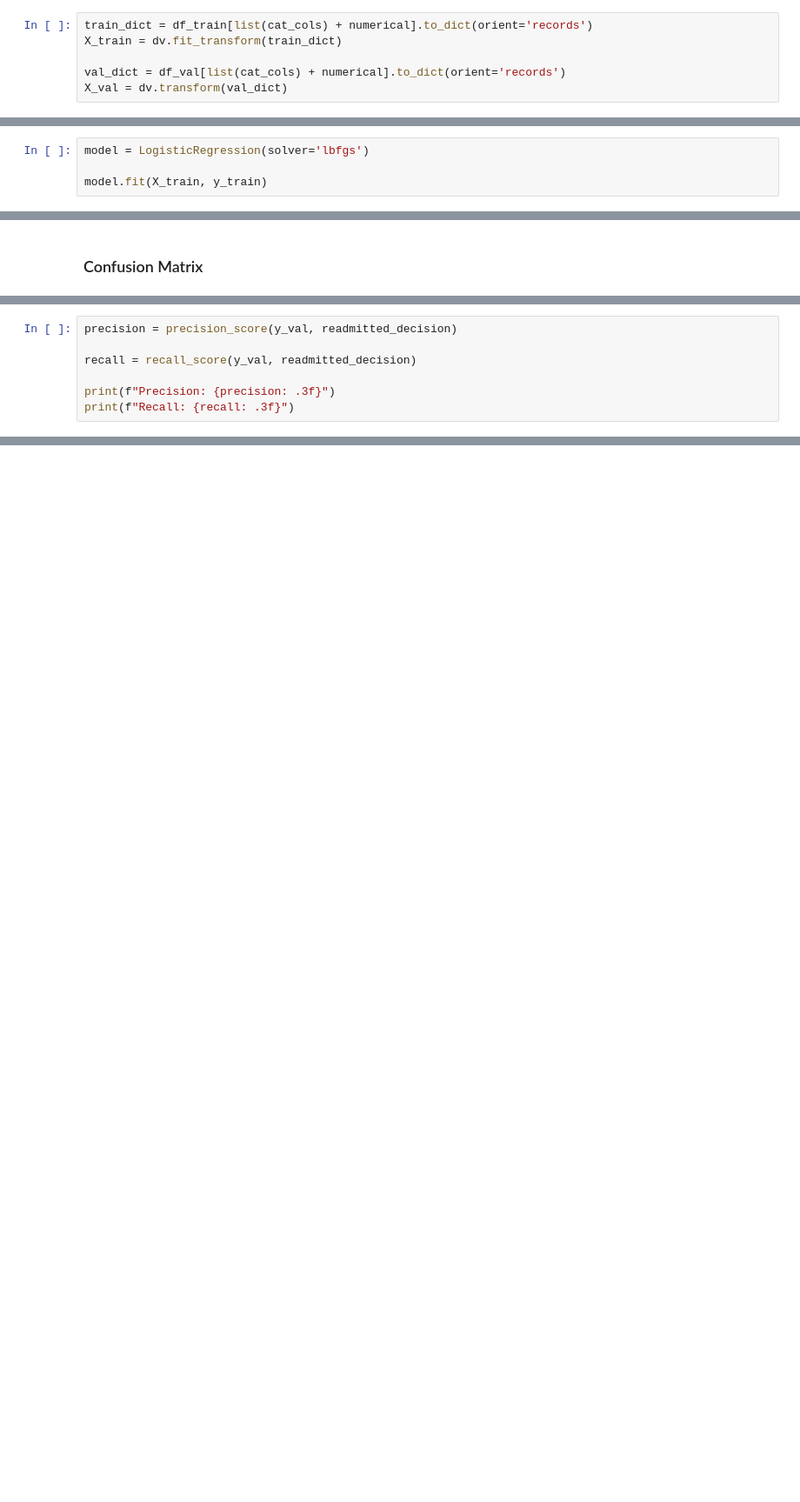
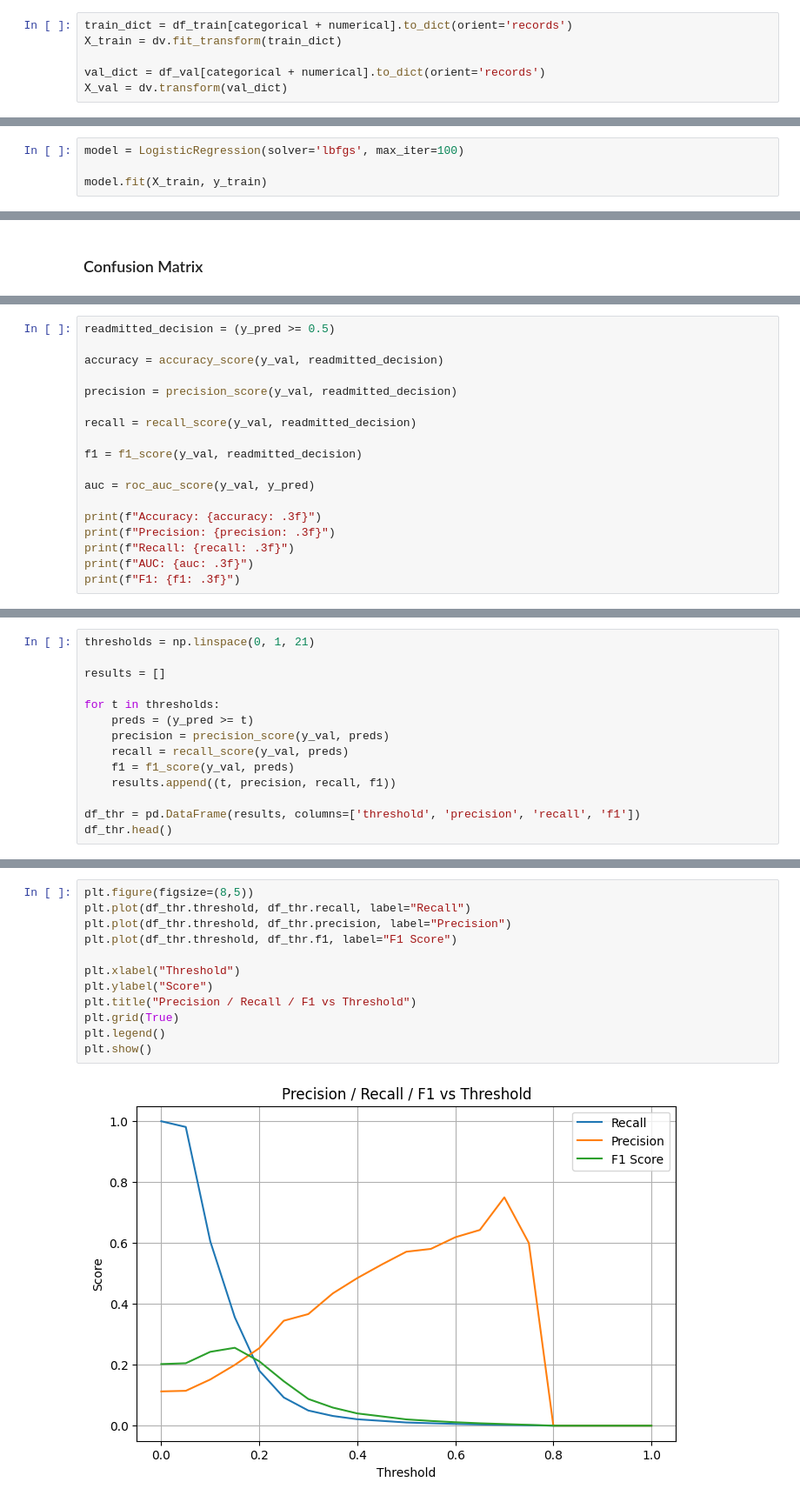
Before and after one commit to blessingoraz/hospital-readmission-prediction, a Jupyter notebook: notebooks/logistic_regression.ipynb, the cells around one changed output, grey strips where cells are left out. Shown: that part at 87% size. Saved outputs shown, nothing was run; the diff lists cells and outputs as text; blank space fills up the shorter version.

Commit message:
Threshold tunning and metric evaluation

```diff
--- a/notebooks/logistic_regression.ipynb
+++ b/notebooks/logistic_regression.ipynb
@@ -177,15 +163,15 @@ dtype: float64
 # %%
 dv = DictVectorizer(sparse=False)
 # %%
-train_dict = df_train[list(cat_cols) + numerical].to_dict(orient='records')
+train_dict = df_train[categorical + numerical].to_dict(orient='records')
 X_train = dv.fit_transform(train_dict)
 
-val_dict = df_val[list(cat_cols) + numerical].to_dict(orient='records')
+val_dict = df_val[categorical + numerical].to_dict(orient='records')
 X_val = dv.transform(val_dict)
 # %% [markdown]
 # Training Logistic Regression
 # %%
-model = LogisticRegression(solver='lbfgs')
+model = LogisticRegression(solver='lbfgs', max_iter=100)
 
 model.fit(X_train, y_train)
 # %% [output]
@@ -270,8 +225,19 @@ array([[18031,    31],
 # %%
+readmitted_decision = (y_pred >= 0.5)
+
+accuracy = accuracy_score(y_val, readmitted_decision)
+
 precision = precision_score(y_val, readmitted_decision)
 
 recall = recall_score(y_val, readmitted_decision)
 
+f1 = f1_score(y_val, readmitted_decision)
+
+auc = roc_auc_score(y_val, y_pred)
+
+print(f"Accuracy: {accuracy: .3f}")
 print(f"Precision: {precision: .3f}")
 print(f"Recall: {recall: .3f}")
+print(f"AUC: {auc: .3f}")
+print(f"F1: {f1: .3f}")
 # %% [output]
@@ -330,0 +299,14 @@ print(scores)
+# %%
+thresholds = np.linspace(0, 1, 21)
+
+results = []
+
+for t in thresholds:
+    preds = (y_pred >= t)
+    precision = precision_score(y_val, preds)
+    recall = recall_score(y_val, preds)
+    f1 = f1_score(y_val, preds)
+    results.append((t, precision, recall, f1))
+
+df_thr = pd.DataFrame(results, columns=['threshold', 'precision', 'recall', 'f1'])
+df_thr.head()
@@ -330,0 +320,14 @@ print(scores)
+# %%
+plt.figure(figsize=(8,5))
+plt.plot(df_thr.threshold, df_thr.recall, label="Recall")
+plt.plot(df_thr.threshold, df_thr.precision, label="Precision")
+plt.plot(df_thr.threshold, df_thr.f1, label="F1 Score")
+
+plt.xlabel("Threshold")
+plt.ylabel("Score")
+plt.title("Precision / Recall / F1 vs Threshold")
+plt.grid(True)
+plt.legend()
+plt.show()
+# %% [output]
+[figure, added]
```
Also changed, not shown: parts of 26 cells of this notebook.
